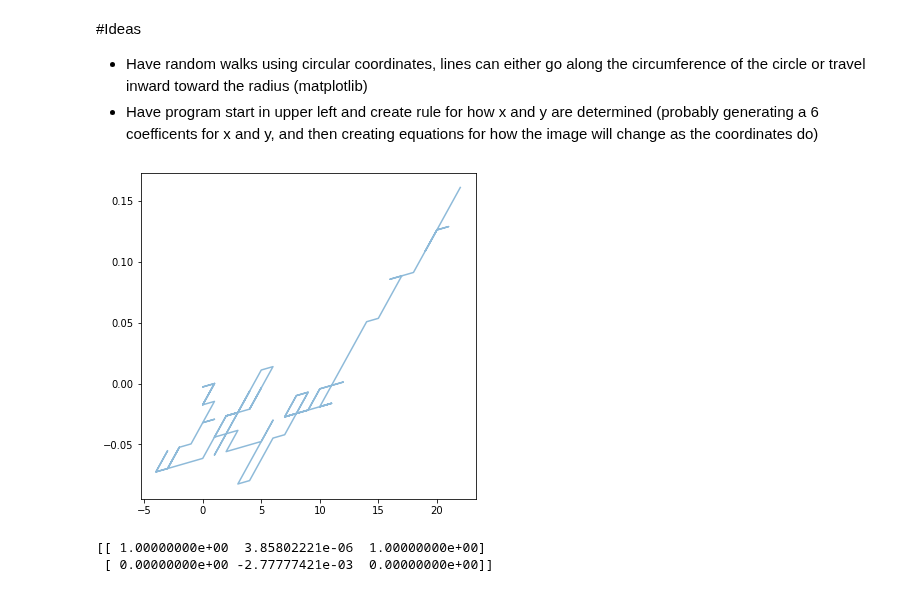
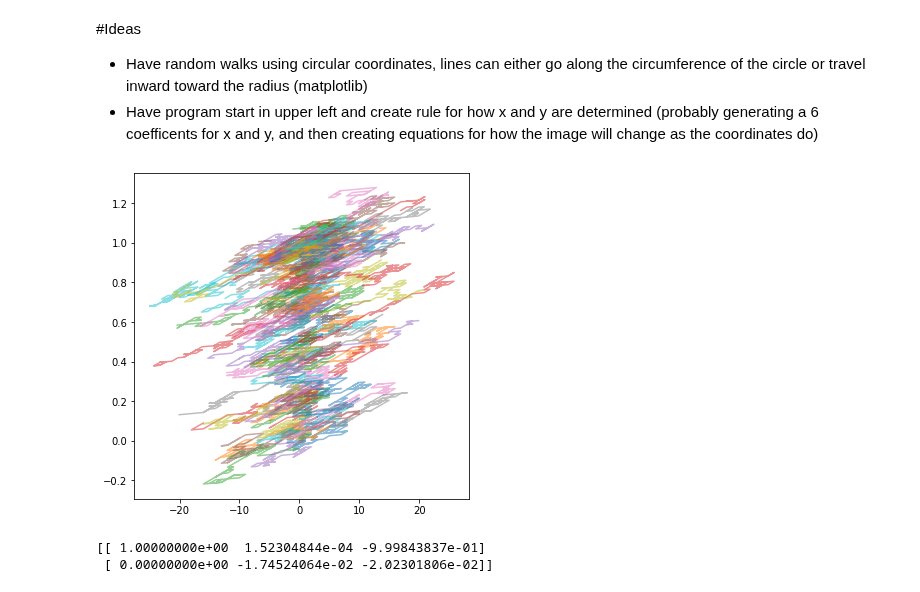
Before and after one commit to jp0utside/Programming-for-Mathematics, a Jupyter notebook: Random_Walk_scratch.ipynb, the cells around one changed output. Cells and saved outputs as stored; diff of their text form; code cells hidden in the pictures.

```diff
--- a/Random_Walk_scratch.ipynb
+++ b/Random_Walk_scratch.ipynb
@@ -31,11 +31,11 @@ walks = circle_walk()
 # %%
 plt.figure(figsize=(6,6))
 #plt.scatter(walks[0,:,3], walks[1,:,3], s = 6)
-for i in range(1):
+for i in range(walks.shape[2]):
   plt.plot(walks[0,i,:], walks[1,i,:], alpha = 0.5)
 plt.show()
 print(walks[:,0,:3])
 # %% [output]
-[figure, old version]
+[figure, new version]
-[[ 1.00000000e+00  3.85802221e-06  1.00000000e+00]
- [ 0.00000000e+00 -2.77777421e-03  0.00000000e+00]]
+[[ 1.00000000e+00  1.52304844e-04 -9.99843837e-01]
+ [ 0.00000000e+00 -1.74524064e-02 -2.02301806e-02]]
```
Also changed, not shown: parts of 2 cells of this notebook.
